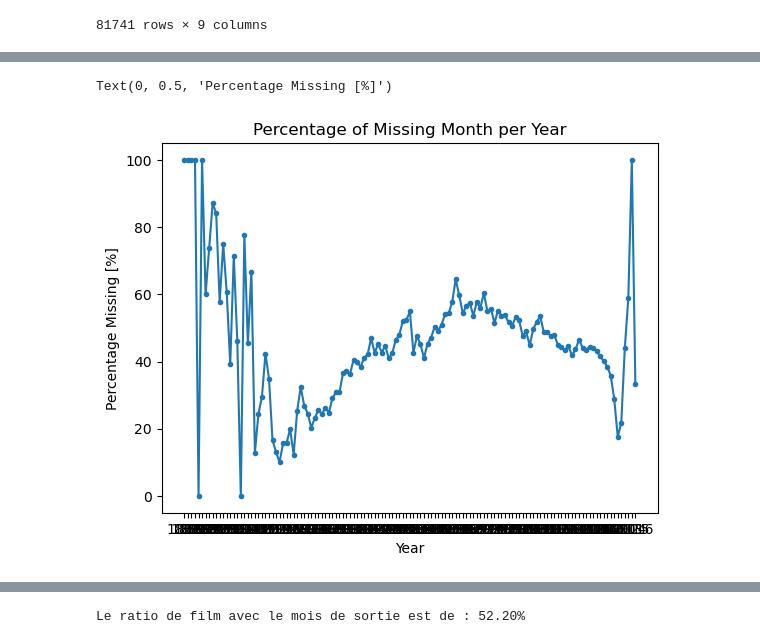
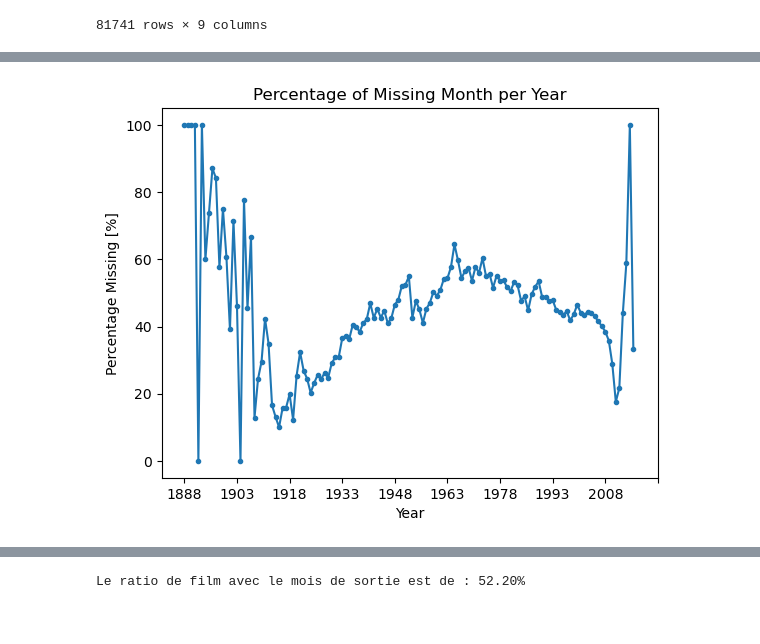
Before and after one commit to epfl-ada/ada-2023-project-dat4k, a Jupyter notebook: missingdate.ipynb, the cells around one changed output, grey strips where cells are left out. Drawn from its saved outputs; the diff is of its cells as text; code cells hidden in the pictures.

```diff
--- a/missingdate.ipynb
+++ b/missingdate.ipynb
@@ -75,19 +75,19 @@ dataframe2.drop(62836, inplace=True) #Erreur sur la première valeur avec une an
 # %%
 percentage = lambda x: (x.astype(str).apply(len) < 5).mean() * 100
 
 missing_data_percentage = dataframe2.groupby('Movie release Year')['Movie release date'].apply(percentage)
 
 
 # Use of the plot function to get a line plot
 plt.plot(missing_data_percentage.index, missing_data_percentage.values, marker='.')
 plt.title('Percentage of Missing Month per Year')
 plt.xlabel('Year')
+
+plt.xticks(np.arange(0, 150, 15))
 plt.ylabel('Percentage Missing [%]')
-#plt.grid(True)
-#plt.show()
+plt.show()
 # %% [output]
-Text(0, 0.5, 'Percentage Missing [%]')
-[figure, old version]
+[figure, new version]
 # %%
 df = dataframe2[dataframe2['Movie release date'].str.len() > 4]
 print(len(df))
```
Also changed, not shown: parts of 4 cells of this notebook.
